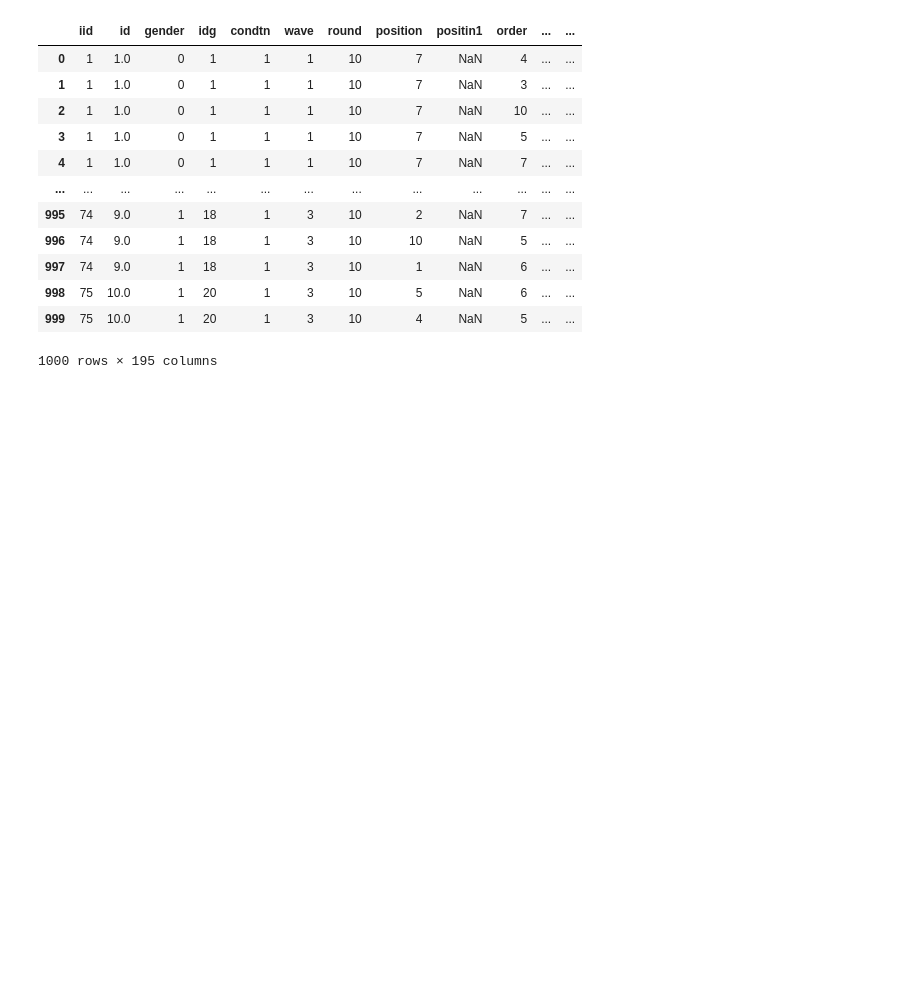
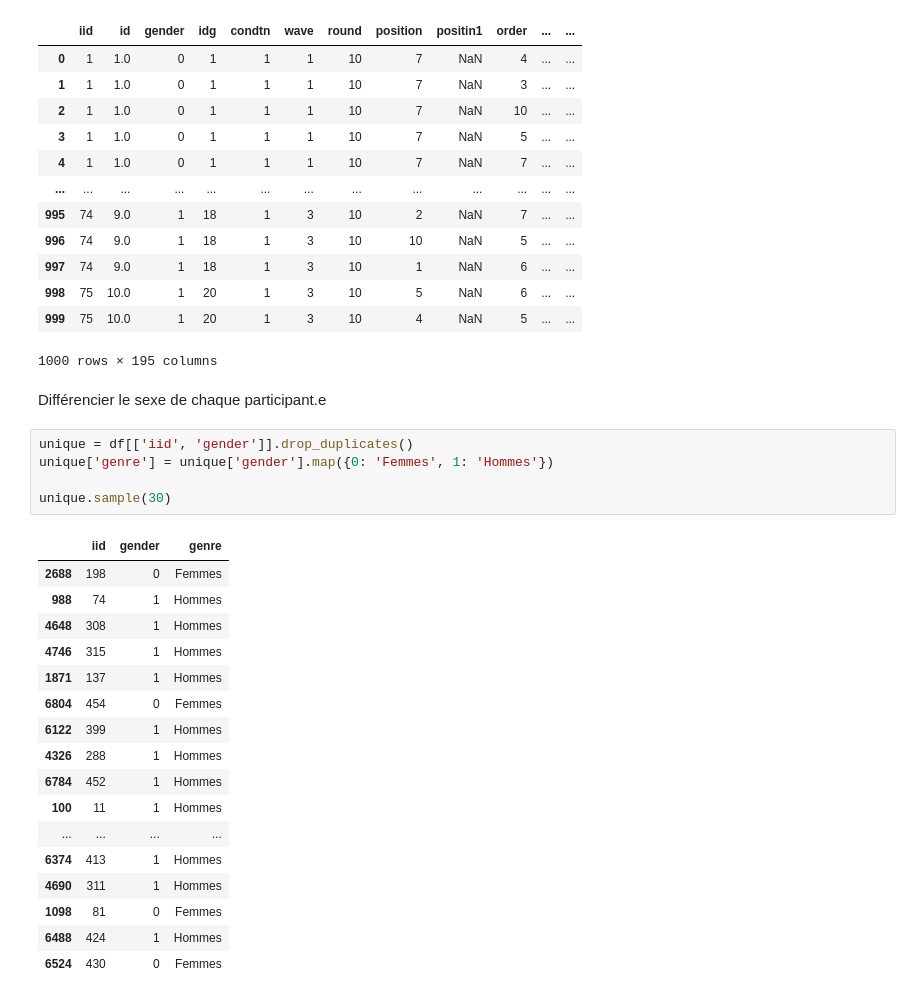
Before and after one commit to sandrachdi/Tinder, a Jupyter notebook: 01-TinderProject_RACHDI.ipynb, the cells around one changed output. Saved outputs shown, nothing was run; the diff lists cells and outputs as text; blank space fills up the shorter version.

```diff
--- a/01-TinderProject_RACHDI.ipynb
+++ b/01-TinderProject_RACHDI.ipynb
@@ -84,3 +86,28 @@ df.head(1000)
 | 998 | 75 | 10.0 | 1 | 20 | 1 | 3 | 10 | 5 | NaN | 6 | ... | ... |
 | 999 | 75 | 10.0 | 1 | 20 | 1 | 3 | 10 | 4 | NaN | 5 | ... | ... |
 1000 rows × 195 columns
+# %% [markdown]
+Différencier le sexe de chaque participant.e
+# %%
+unique = df[['iid', 'gender']].drop_duplicates()
+unique['genre'] = unique['gender'].map({0: 'Femmes', 1: 'Hommes'})
+
+unique.sample(30)
+# %% [output]
+|  | iid | gender | genre |
+| 2688 | 198 | 0 | Femmes |
+| 988 | 74 | 1 | Hommes |
+| 4648 | 308 | 1 | Hommes |
+| 4746 | 315 | 1 | Hommes |
+| 1871 | 137 | 1 | Hommes |
+| 6804 | 454 | 0 | Femmes |
+| 6122 | 399 | 1 | Hommes |
+| 4326 | 288 | 1 | Hommes |
+| 6784 | 452 | 1 | Hommes |
+| 100 | 11 | 1 | Hommes |
+| ... | ... | ... | ... |
+| 6374 | 413 | 1 | Hommes |
+| 4690 | 311 | 1 | Hommes |
+| 1098 | 81 | 0 | Femmes |
+| 6488 | 424 | 1 | Hommes |
+| 6524 | 430 | 0 | Femmes |
```
Also changed, not shown: parts of 4 cells of this notebook.
